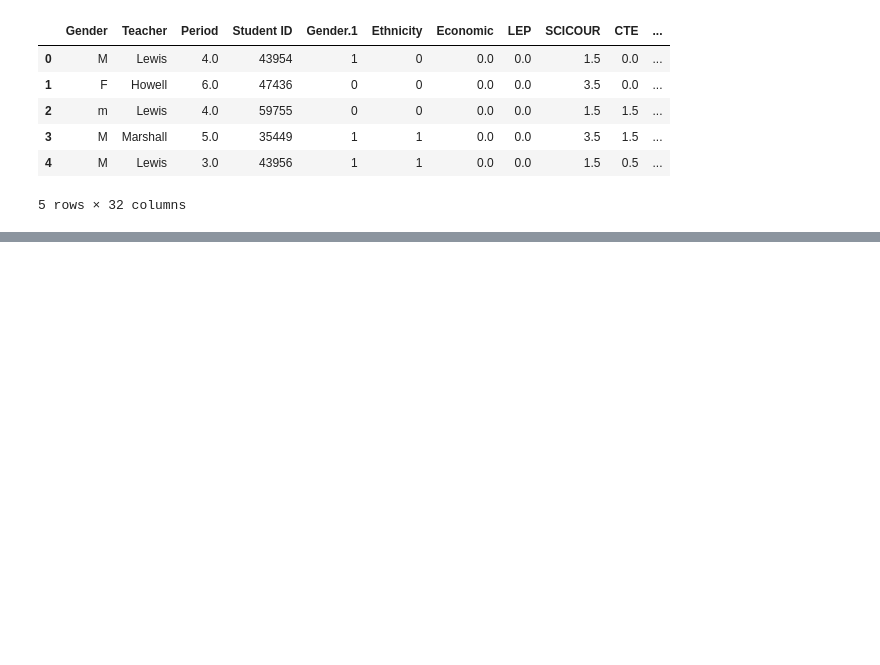
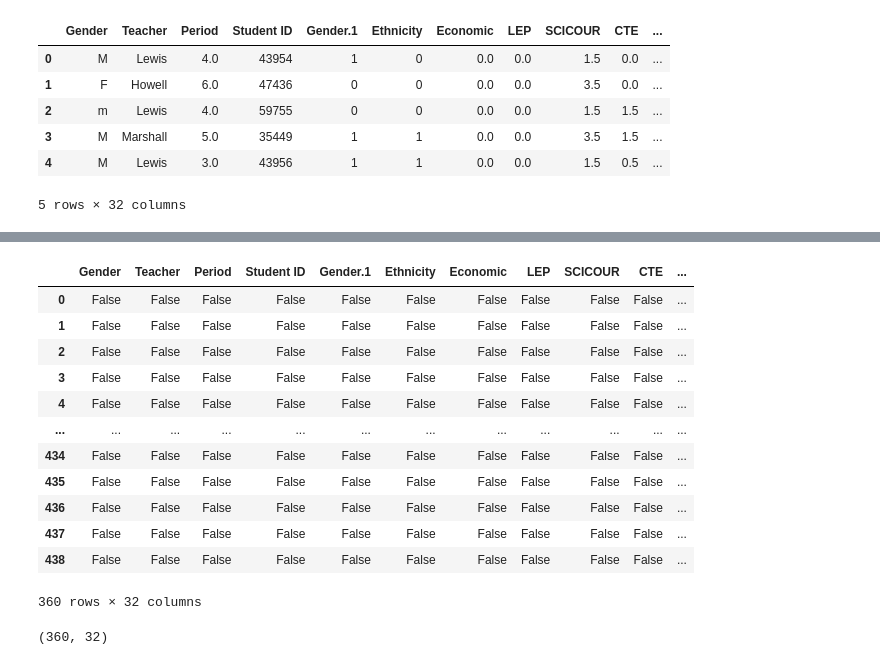
Before and after one commit to dldowning/2022-5310, a Jupyter notebook: 5310_project.ipynb, the cells around one changed output, grey strips where cells are left out. Saved outputs shown, nothing was run; the diff lists cells and outputs as text; code cells hidden in the pictures; blank space fills up the shorter version.

```diff
--- a/5310_project.ipynb
+++ b/5310_project.ipynb
@@ -43,0 +86,24 @@ df.describe
+# %%
+df = df.dropna() # drop null values
+#consider using mean as well
+# %%
+df.isnull()
+# %% [output]
+|  | Gender | Teacher | Period | Student ID | Gender.1 | Ethnicity | Economic | LEP | SCICOUR | CTE | ... |
+| 0 | False | False | False | False | False | False | False | False | False | False | ... |
+| 1 | False | False | False | False | False | False | False | False | False | False | ... |
+| 2 | False | False | False | False | False | False | False | False | False | False | ... |
+| 3 | False | False | False | False | False | False | False | False | False | False | ... |
+| 4 | False | False | False | False | False | False | False | False | False | False | ... |
+| ... | ... | ... | ... | ... | ... | ... | ... | ... | ... | ... | ... |
+| 434 | False | False | False | False | False | False | False | False | False | False | ... |
+| 435 | False | False | False | False | False | False | False | False | False | False | ... |
+| 436 | False | False | False | False | False | False | False | False | False | False | ... |
+| 437 | False | False | False | False | False | False | False | False | False | False | ... |
+| 438 | False | False | False | False | False | False | False | False | False | False | ... |
+360 rows × 32 columns
+# %%
+r,c = df.shape
+r,c
+# %% [output]
+(360, 32)
```
Also changed, not shown: parts of 52 cells of this notebook, 1 other file.
